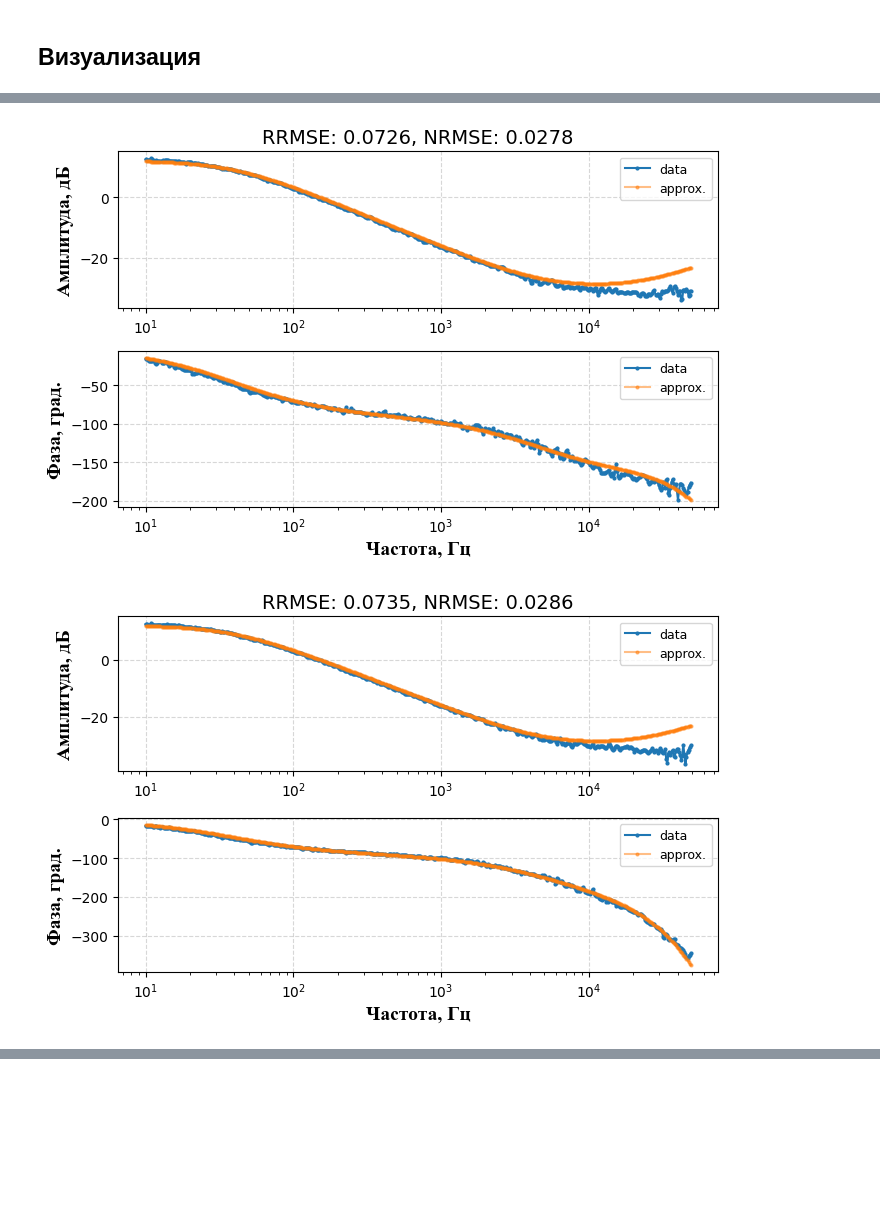
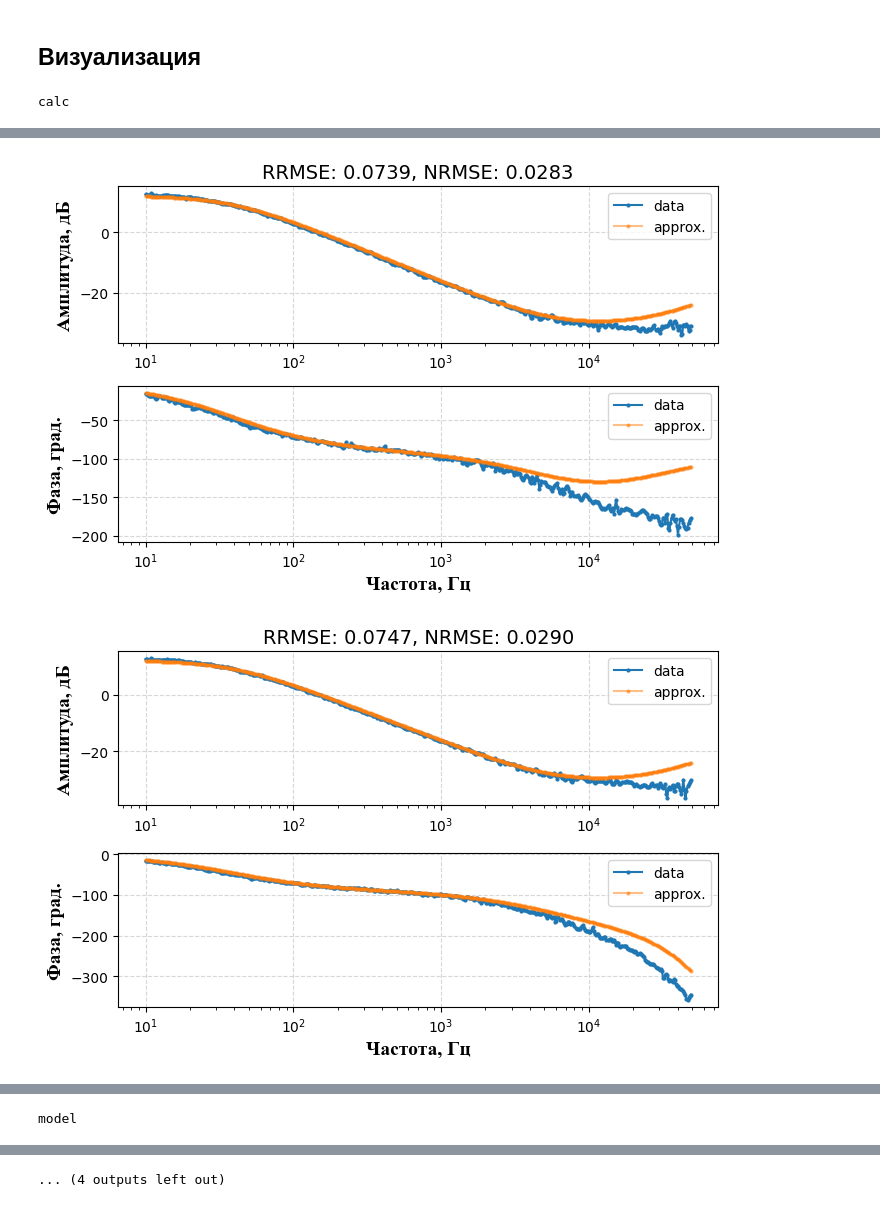
Before and after one commit to romangorbunov91/frequency-response-encoder, a Jupyter notebook: fr_estim_nb.ipynb, the cells around one changed output, grey strips where cells are left out. Cells and saved outputs as stored; diff of their text form; code cells hidden in the pictures; blank space fills up the shorter version.

```diff
--- a/fr_estim_nb.ipynb
+++ b/fr_estim_nb.ipynb
@@ -129,24 +182,43 @@ for mask, data in zip(zeros_poles_list, data_list):
 with open('usecases/plot_config.json', 'r', encoding='utf-8') as f:
     PLOT_CONFIG = json.load(f)
 # %%
-for data, estim, zeros_poles, sample_file_name in zip(
-    data_list,
-    estim_list,
-    zeros_poles_list,
-    sample_file_name_list
-    ):
+for approx_source, zeros_poles_list in zip(approx_source_list, [zeros_poles_list_calc, zeros_poles_list_model]):
+    print(approx_source)
+    estim_list = []
+    for mask, data in zip(zeros_poles_list, data_list):
+            freq = data[0,:]
+            gain_complex = transfer_function(
+                    freq=freq,
+                    zero_poles=mask["zero_poles"],
+                    poles=mask["left_poles"] + (-1 * np.array(mask["right_poles"])).tolist(),
+                    zeros=mask["left_zeros"] + (-1 * np.array(mask["right_zeros"])).tolist(),
+                    gain=mask["gain"],
+                    delay=mask["delay"]
+                    )
+            magnitude = 20*np.log10(np.abs(gain_complex))
+            phase = 180 / np.pi * np.unwrap(np.angle(gain_complex))
 
-    _, RRMSE, NRMSE = rmse_complex(
-        response_in=estim,
-        response_ref=data
-        #Nlim=[100, None]
-        )
+            estim_list.append(np.array([freq, magnitude, phase]))
 
-    plot_multiple_responses(
-        plot_config=PLOT_CONFIG,
-        data_list=[data, estim],
-        legend=["data", "approx."],
-        title=f'RRMSE: {RRMSE:.4f}, NRMSE: {NRMSE:.4f}',
-        #save_path=f'usecases/test_samples/experiments_13_May_2026/pdf/{sample_file_name}.pdf'
-        )
+    for data, estim, zeros_poles, sample_file_name in zip(
+        data_list,
+        estim_list,
+        zeros_poles_list,
+        sample_file_name_list
+        ):
+
+        _, RRMSE, NRMSE = rmse_complex(
+            response_in=estim,
+            response_ref=data
+            #Nlim=[100, None]
+            )
+
+        plot_multiple_responses(
+            plot_config=PLOT_CONFIG,
+            data_list=[data, estim],
+            legend=["data", "approx."],
+            title=f'RRMSE: {RRMSE:.4f}, NRMSE: {NRMSE:.4f}',
+            save_path=f'usecases/test_samples/experiments_13_May_2026/pdf/fr_approx_{approx_source}_{sample_file_name}.pdf'
+            )
 # %% [output]
+calc
@@ -155,2 +227,2 @@ for data, estim, zeros_poles, sample_file_name in zip(
-[figure, old version]
+[figure, new version]
-[figure, old version]
+[figure, new version]
@@ -159,0 +232 @@ for data, estim, zeros_poles, sample_file_name in zip(
+model
@@ -159,0 +236 @@ for data, estim, zeros_poles, sample_file_name in zip(
+... (4 outputs left out)
```
Also changed, not shown: parts of 3 cells of this notebook, 10 other files.
